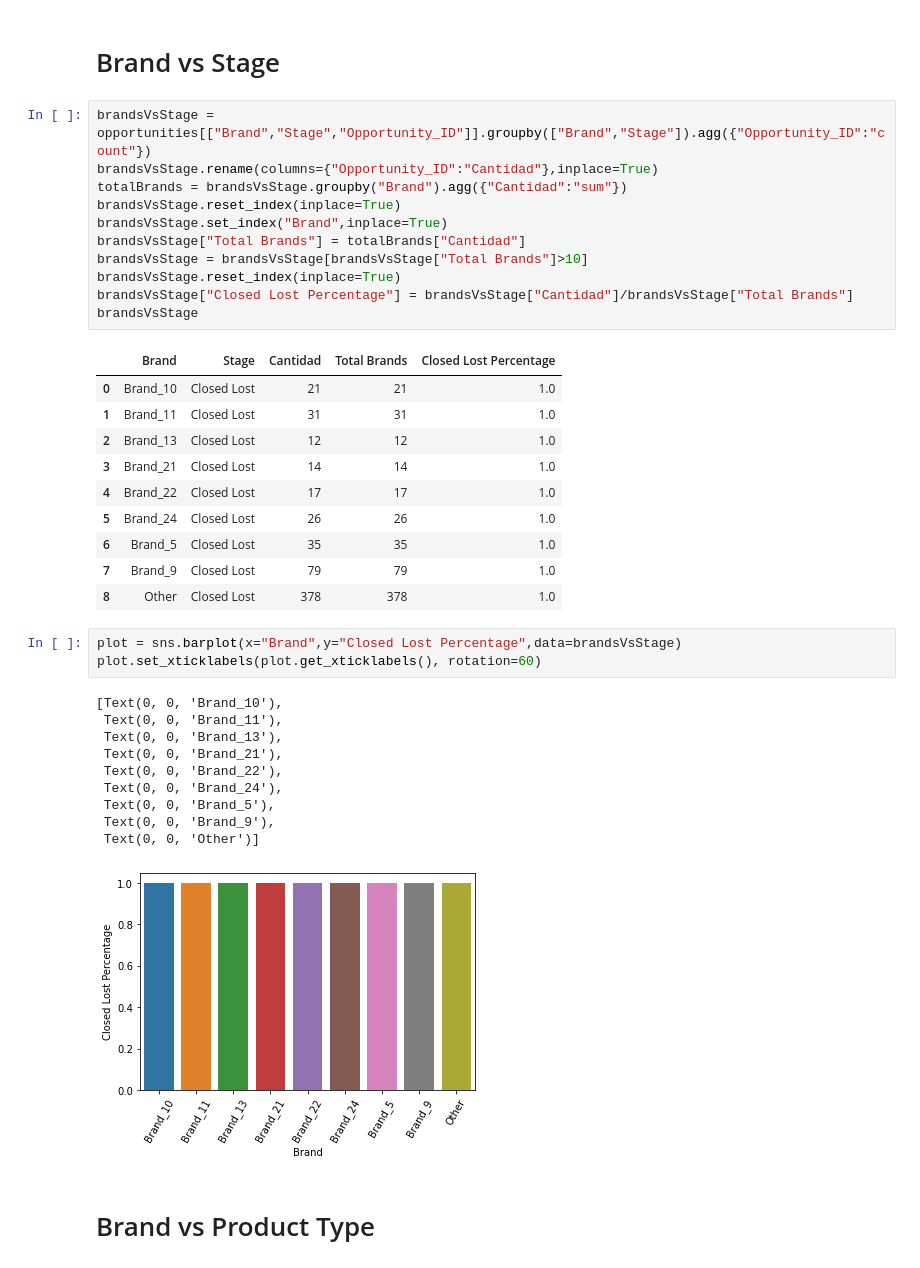
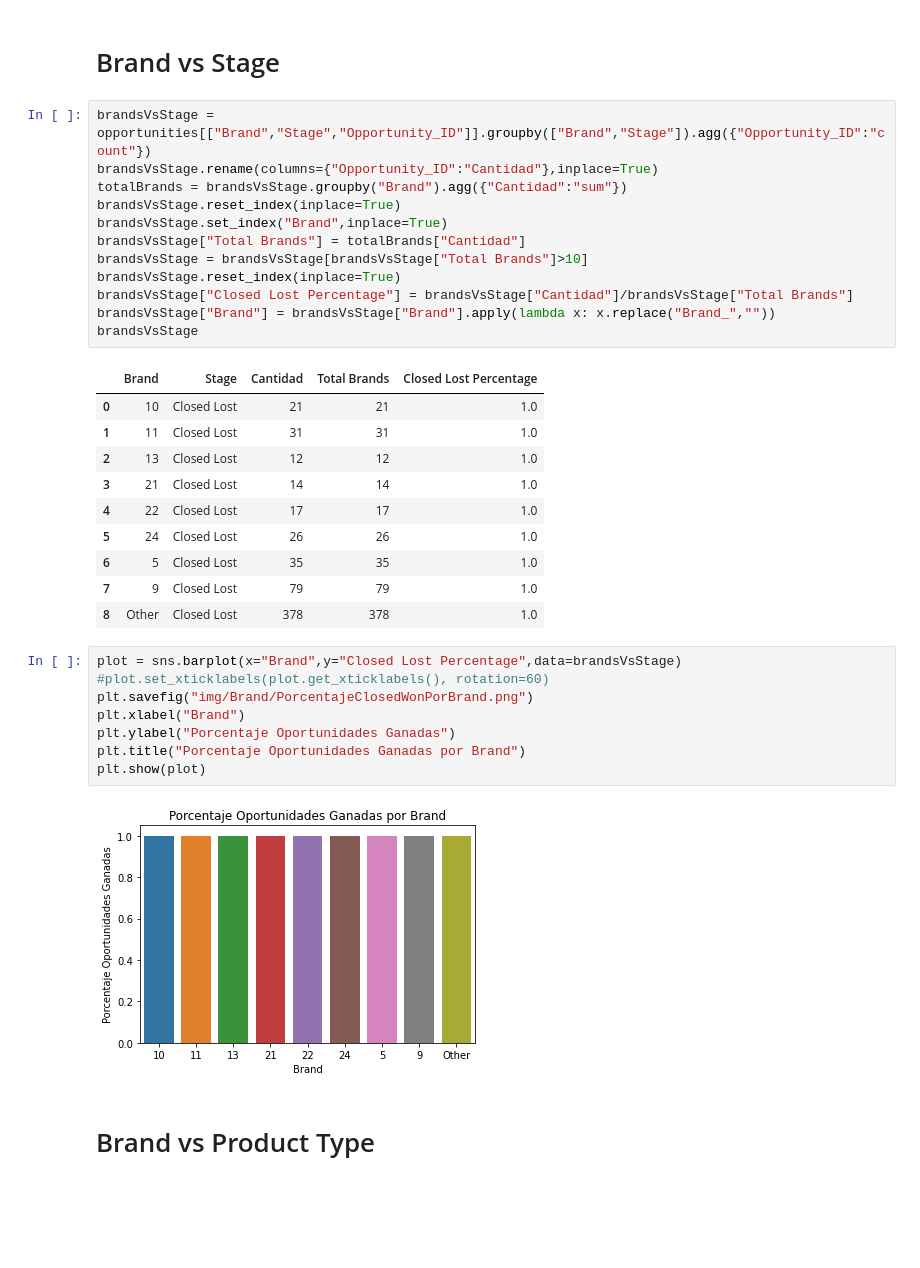
Before and after one commit to RiedelNicolas/75.06-2C2020-TP1, a Jupyter notebook: Brand Analysis.ipynb, the cells around one changed output. Saved outputs shown, nothing was run; the diff lists cells and outputs as text; blank space fills up the shorter version.

Commit message:
Agrego imagenes y codigo para q los notebooks me guarden las imagenes

```diff
--- a/Brand Analysis.ipynb
+++ b/Brand Analysis.ipynb
@@ -63,32 +59,29 @@ brandsVsStage["Total Brands"] = totalBrands["Cantidad"]
 brandsVsStage = brandsVsStage[brandsVsStage["Total Brands"]>10]
 brandsVsStage.reset_index(inplace=True)
 brandsVsStage["Closed Lost Percentage"] = brandsVsStage["Cantidad"]/brandsVsStage["Total Brands"]
+brandsVsStage["Brand"] = brandsVsStage["Brand"].apply(lambda x: x.replace("Brand_",""))
 brandsVsStage
 # %% [output]
 |  | Brand | Stage | Cantidad | Total Brands | Closed Lost Percentage |
-| 0 | Brand_10 | Closed Lost | 21 | 21 | 1.0 |
-| 1 | Brand_11 | Closed Lost | 31 | 31 | 1.0 |
-| 2 | Brand_13 | Closed Lost | 12 | 12 | 1.0 |
-| 3 | Brand_21 | Closed Lost | 14 | 14 | 1.0 |
-| 4 | Brand_22 | Closed Lost | 17 | 17 | 1.0 |
-| 5 | Brand_24 | Closed Lost | 26 | 26 | 1.0 |
-| 6 | Brand_5 | Closed Lost | 35 | 35 | 1.0 |
-| 7 | Brand_9 | Closed Lost | 79 | 79 | 1.0 |
+| 0 | 10 | Closed Lost | 21 | 21 | 1.0 |
+| 1 | 11 | Closed Lost | 31 | 31 | 1.0 |
+| 2 | 13 | Closed Lost | 12 | 12 | 1.0 |
+| 3 | 21 | Closed Lost | 14 | 14 | 1.0 |
+| 4 | 22 | Closed Lost | 17 | 17 | 1.0 |
+| 5 | 24 | Closed Lost | 26 | 26 | 1.0 |
+| 6 | 5 | Closed Lost | 35 | 35 | 1.0 |
+| 7 | 9 | Closed Lost | 79 | 79 | 1.0 |
 | 8 | Other | Closed Lost | 378 | 378 | 1.0 |
 # %%
 plot = sns.barplot(x="Brand",y="Closed Lost Percentage",data=brandsVsStage)
-plot.set_xticklabels(plot.get_xticklabels(), rotation=60)
+#plot.set_xticklabels(plot.get_xticklabels(), rotation=60)
+plt.savefig("img/Brand/PorcentajeClosedWonPorBrand.png")
+plt.xlabel("Brand")
+plt.ylabel("Porcentaje Oportunidades Ganadas")
+plt.title("Porcentaje Oportunidades Ganadas por Brand")
+plt.show(plot)
 # %% [output]
-[Text(0, 0, 'Brand_10'),
- Text(0, 0, 'Brand_11'),
- Text(0, 0, 'Brand_13'),
- Text(0, 0, 'Brand_21'),
- Text(0, 0, 'Brand_22'),
- Text(0, 0, 'Brand_24'),
- Text(0, 0, 'Brand_5'),
- Text(0, 0, 'Brand_9'),
- Text(0, 0, 'Other')]
-[figure, old version]
+[figure, new version]
 # %% [markdown]
 # Brand vs Product Type
 # %%
```
Also changed, not shown: parts of 9 cells of this notebook, 16 other files.
